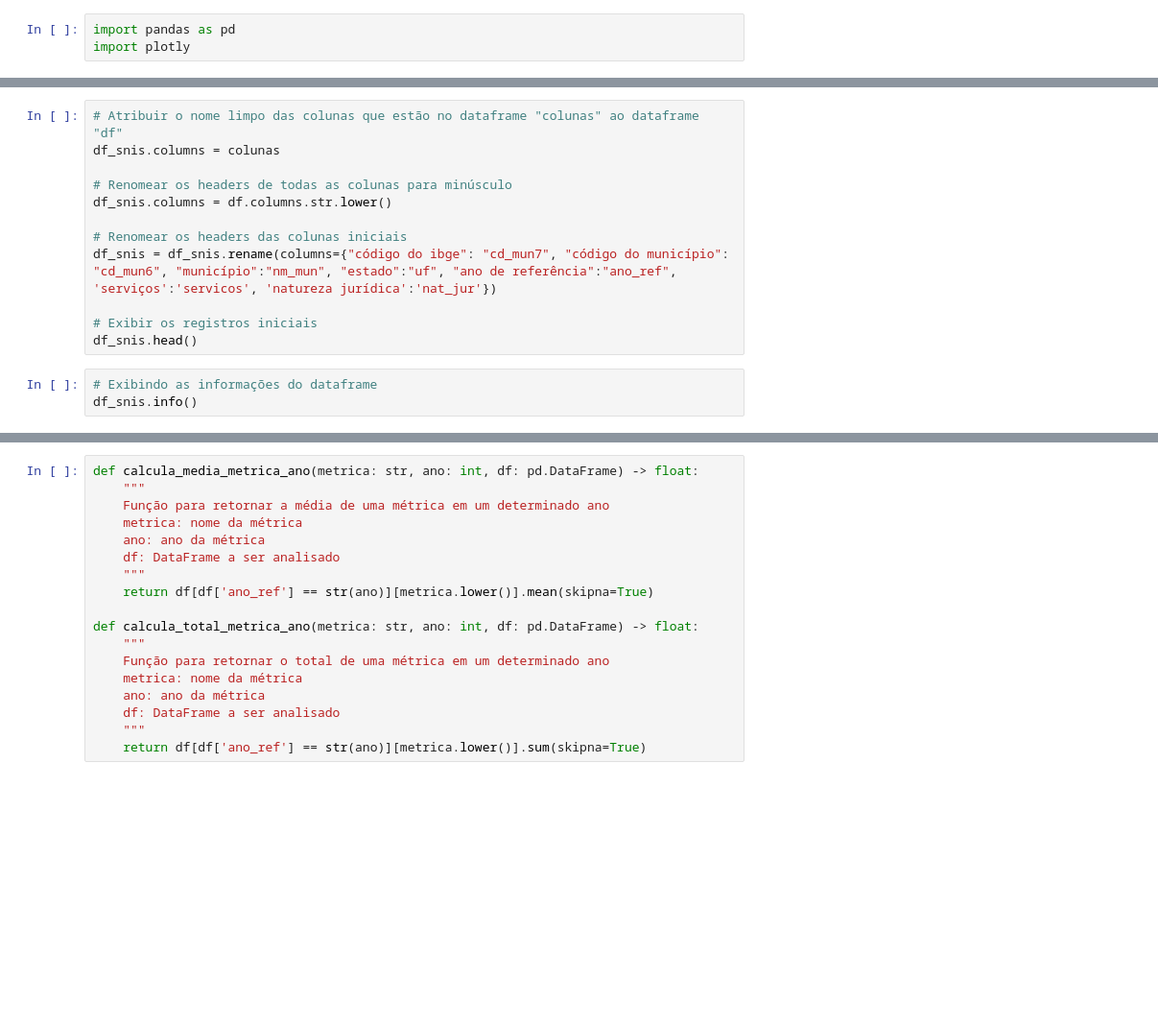
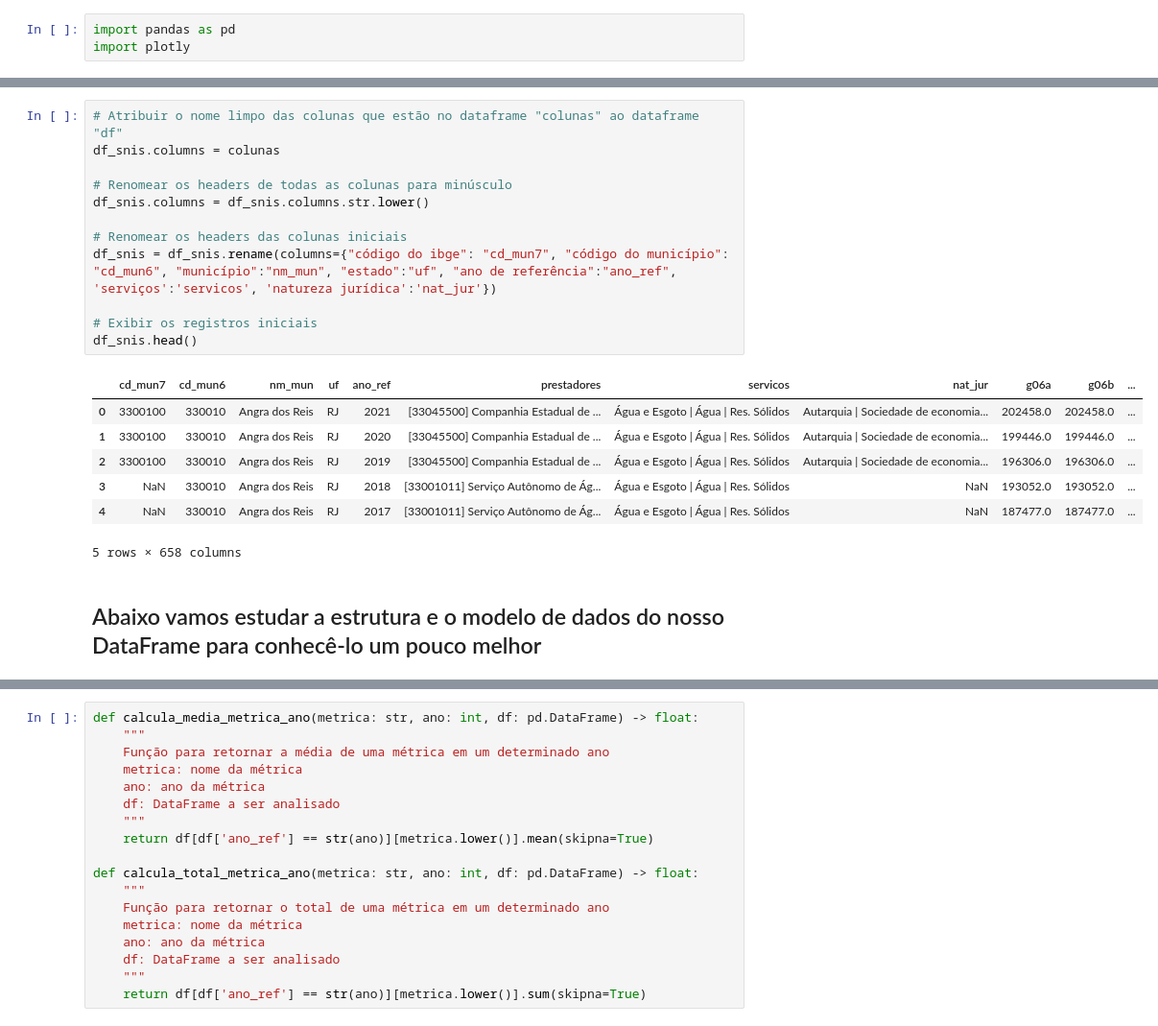
Before and after one commit to phmcasimiro/snis, a Jupyter notebook: proj_snis_uf33.ipynb, the cells around one changed output, grey strips where cells are left out. Shown at 96% size. Saved outputs shown, nothing was run; the diff lists cells and outputs as text; blank space fills up the shorter version.

```diff
--- a/proj_snis_uf33.ipynb
+++ b/proj_snis_uf33.ipynb
@@ -40,15 +80,22 @@ colunas
 # %%
 # Atribuir o nome limpo das colunas que estão no dataframe "colunas" ao dataframe "df"
 df_snis.columns = colunas
 
 # Renomear os headers de todas as colunas para minúsculo
-df_snis.columns = df.columns.str.lower()
+df_snis.columns = df_snis.columns.str.lower()
 
 # Renomear os headers das colunas iniciais
 df_snis = df_snis.rename(columns={"código do ibge": "cd_mun7", "código do município": "cd_mun6", "município":"nm_mun", "estado":"uf", "ano de referência":"ano_ref", 'serviços':'servicos', 'natureza jurídica':'nat_jur'})
 
 # Exibir os registros iniciais
 df_snis.head()
+# %% [output]
+|  | cd_mun7 | cd_mun6 | nm_mun | uf | ano_ref | prestadores | servicos | nat_jur | g06a | g06b | ... |
+| 0 | 3300100 | 330010 | Angra dos Reis | RJ | 2021 | [33045500] Companhia Estadual de ... | Água e Esgoto | Água | Res. Sólidos | Autarquia | Sociedade de economia... | 202458.0 | 202458.0 | ... |
+| 1 | 3300100 | 330010 | Angra dos Reis | RJ | 2020 | [33045500] Companhia Estadual de ... | Água e Esgoto | Água | Res. Sólidos | Autarquia | Sociedade de economia... | 199446.0 | 199446.0 | ... |
+| 2 | 3300100 | 330010 | Angra dos Reis | RJ | 2019 | [33045500] Companhia Estadual de ... | Água e Esgoto | Água | Res. Sólidos | Autarquia | Sociedade de economia... | 196306.0 | 196306.0 | ... |
+| 3 | NaN | 330010 | Angra dos Reis | RJ | 2018 | [33001011] Serviço Autônomo de Ág... | Água e Esgoto | Água | Res. Sólidos | NaN | 193052.0 | 193052.0 | ... |
+| 4 | NaN | 330010 | Angra dos Reis | RJ | 2017 | [33001011] Serviço Autônomo de Ág... | Água e Esgoto | Água | Res. Sólidos | NaN | 187477.0 | 187477.0 | ... |
+5 rows × 658 columns
-# %%
-# Exibindo as informações do dataframe
-df_snis.info()
+# %% [markdown]
+## Abaixo vamos estudar a estrutura e o modelo de dados do nosso DataFrame para conhecê-lo um pouco melhor
```
Also changed, not shown: parts of 14 cells of this notebook.
